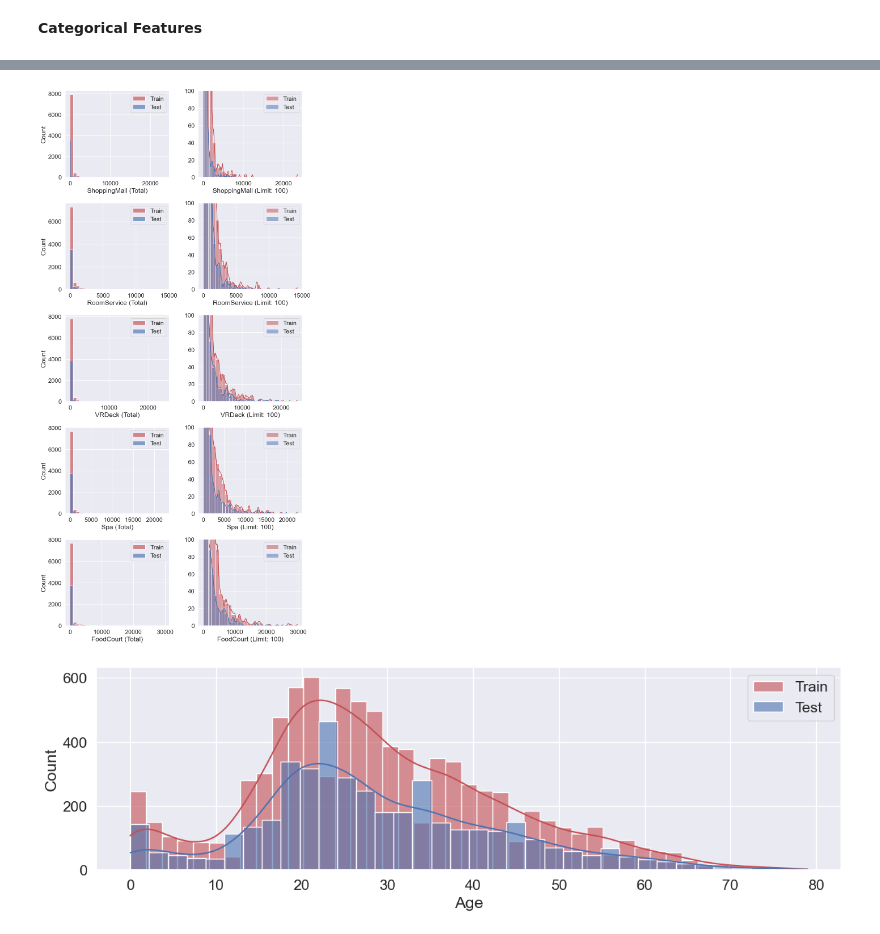
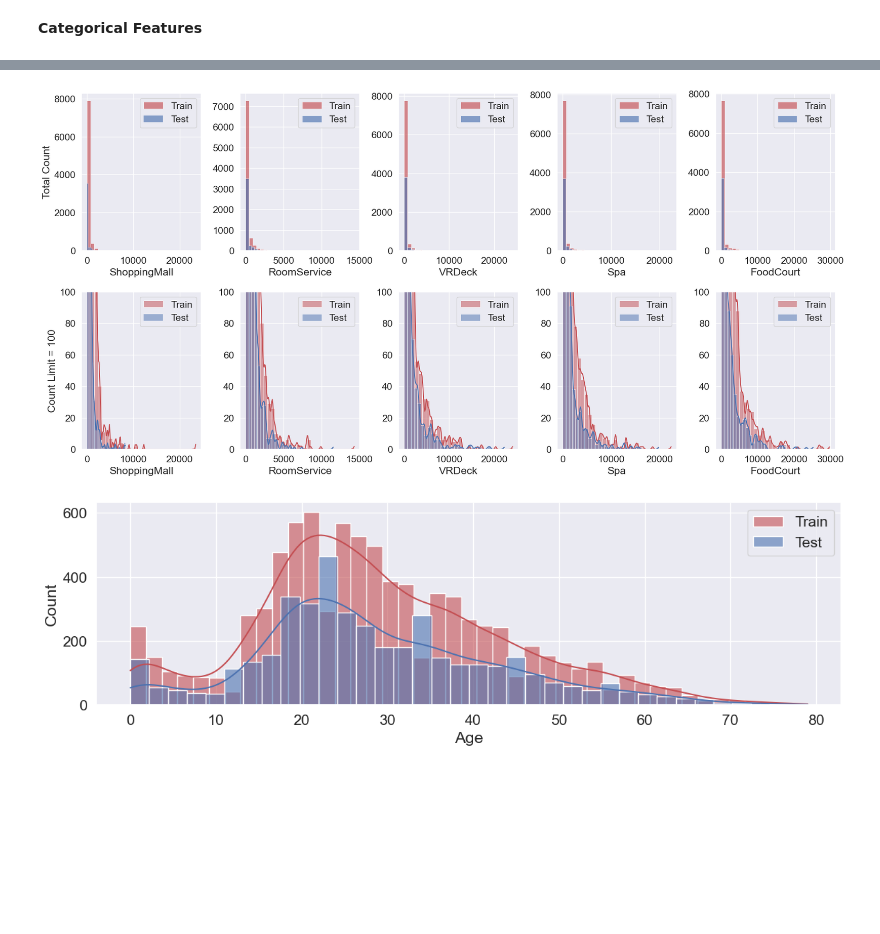
Before and after one commit to GuillermoIzquierdo/Spaceship-Project, a Jupyter notebook: notebooks/preliminary-exploration.ipynb, the cells around one changed output, grey strips where cells are left out. Saved outputs shown, nothing was run; the diff lists cells and outputs as text; code cells hidden in the pictures; blank space fills up the shorter version.

```diff
--- a/notebooks/preliminary-exploration.ipynb
+++ b/notebooks/preliminary-exploration.ipynb
@@ -181,29 +158,57 @@ plt.show()
+# %%
+expend_features = ['ShoppingMall','RoomService','VRDeck','Spa','FoodCourt']
+
+fig = plt.figure(figsize=(10, 20))
+
+for index, feature in enumerate(expend_features):
+
+    ax = fig.add_subplot(5, 2, 2 * index + 1)
+    sns.histplot(data = df, x = feature, axes = ax, bins = 30, color = 'r', label = 'Train', alpha = 0.65)
+    sns.histplot(data = df_test, x = feature, axes = ax, bins = 30, color = 'b', label = 'Test', alpha = 0.65)
+    plt.legend()
+    plt.xlabel(f'{feature} (Total)')
+    plt.ylabel('Count')
+
+    ax = fig.add_subplot(5, 2, 2 * (index + 1))
+    sns.histplot(data = df, x = feature, axes = ax, kde = True, bins = 30, color = 'r', label = 'Train', alpha = 0.5)
+    sns.histplot(data = df_test, x = feature, axes = ax, kde = True, bins = 30, color = 'b', label = 'Test', alpha = 0.5)
+    plt.legend()
+    plt.ylim([0, 100])
+    plt.xlabel(f'{feature} (Limit: 100)')
+    plt.ylabel('')
+
+plt.tight_layout()
+plt.show()
 # %%
 expend_features = ['ShoppingMall','RoomService','VRDeck','Spa','FoodCourt']
 
-fig = plt.figure(figsize=(10, 20))
+fig = plt.figure(figsize=(18, 9))
 
 for index, feature in enumerate(expend_features):
 
-    ax = fig.add_subplot(5, 2, 2 * index + 1)
+    ax = fig.add_subplot(2, 5, index + 1)
     sns.histplot(data = df, x = feature, axes = ax, bins = 30, color = 'r', label = 'Train', alpha = 0.65)
     sns.histplot(data = df_test, x = feature, axes = ax, bins = 30, color = 'b', label = 'Test', alpha = 0.65)
     plt.legend()
-    plt.xlabel(f'{feature} (Total)')
-    plt.ylabel('Count')
+    if index == 0:
+        plt.ylabel('Total Count')
+    else:
+        plt.ylabel('')
 
-    ax = fig.add_subplot(5, 2, 2 * (index + 1))
+    ax = fig.add_subplot(2, 5, index + 6)
     sns.histplot(data = df, x = feature, axes = ax, kde = True, bins = 30, color = 'r', label = 'Train', alpha = 0.5)
     sns.histplot(data = df_test, x = feature, axes = ax, kde = True, bins = 30, color = 'b', label = 'Test', alpha = 0.5)
     plt.legend()
     plt.ylim([0, 100])
-    plt.xlabel(f'{feature} (Limit: 100)')
-    plt.ylabel('')
+    if index == 0:
+        plt.ylabel('Count Limit = 100')
+    else:
+        plt.ylabel('')
 
 plt.tight_layout()
 plt.show()
 # %% [output]
-[figure, old version]
+[figure, new version]
 # %%
 plt.figure(figsize=(12, 4))
 sns.histplot(data = df, x = 'Age', color = 'r', label = 'Train', kde = True, alpha = 0.6)
```
Also changed, not shown: parts of 4 cells of this notebook.
